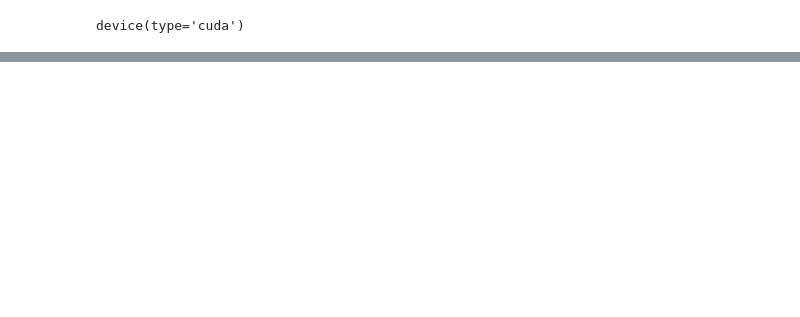
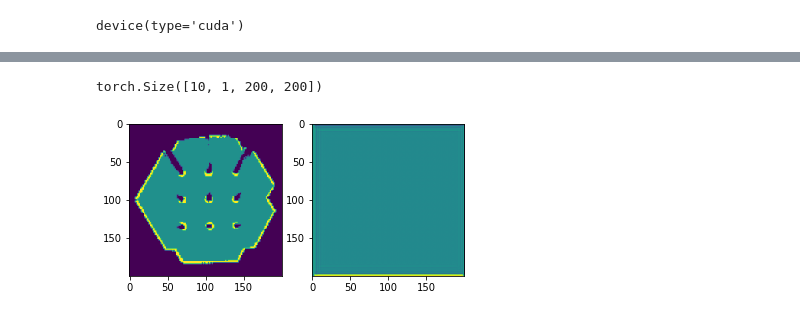
Before and after one commit to abolfazlasad/turtlebot3_activeSLAM, a Jupyter notebook: dqn_controller/notebooks/mapAutoEncoder.ipynb, the cells around one changed output, grey strips where cells are left out. Cells and saved outputs as stored; diff of their text form; code cells hidden in the pictures; blank space fills up the shorter version.

Commit message:
[dqn_contrller][notebooks] Update mapAutoEncoder

```diff
--- a/dqn_controller/notebooks/mapAutoEncoder.ipynb
+++ b/dqn_controller/notebooks/mapAutoEncoder.ipynb
@@ -234,0 +200,55 @@ plt.show()
+# %%
+class Decoder200(nn.Module):
+    def __init__(self) -> None:
+        super(Decoder200, self).__init__()
+        self.decoder = nn.Sequential(
+            nn.ConvTranspose2d(64, 64, kernel_size=3, stride=2),
+            nn.ReLU(),
+            nn.ConvTranspose2d(64, 32, kernel_size=3, stride=2),
+            nn.ReLU(),
+
+            nn.Upsample(scale_factor=2),
+            nn.ConvTranspose2d(32, 32, kernel_size=3, stride=2),
+            nn.ReLU(),
+            nn.ConvTranspose2d(32, 16, kernel_size=3),
+            nn.ReLU(),
+
+            nn.Upsample(scale_factor=2),
+            nn.ConvTranspose2d(16, 16, kernel_size=3),
+            nn.ReLU(),
+            nn.ConvTranspose2d(16, 4, kernel_size=3),
+            nn.ReLU(),
+
+            nn.Upsample(scale_factor=2),
+            nn.ConvTranspose2d(4, 4, kernel_size=3),
+            nn.ReLU(),
+            nn.ConvTranspose2d(4, 1, kernel_size=3),
+            nn.Sigmoid()
+        )
+
+    def forward(self, x):
+        x = x.reshape(-1, 64, 2, 2)
+        x = self.decoder(x)
+        return x
+
+
+decoder = Decoder200()
+m = torch.rand(10, 256)
+decoder(m).shape
+# %% [output]
+torch.Size([10, 1, 200, 200])
+# %%
+class Autoencoder200(nn.Module):
+    def __init__(self) -> None:
+        super(Autoencoder200, self).__init__()
+        self.encoder = Encoder200()
+        self.decoder = Decoder200()
+
+    def forward(self, x):
+        x = self.encoder(x)
+        x = self.decoder(x)
+
+        return x
+
+
+autoencoder = Autoencoder200()
@@ -234,0 +266,17 @@ plt.show()
+# %%
+def plot_result(index = -1):
+    if index == -1:
+      index = np.random.randint(len(test_data))
+
+    plt.subplot(1, 2, 1)
+    plt.imshow(test_data[index].cpu().squeeze())
+
+    with torch.no_grad():
+        result = autoencoder(test_data[index])
+    plt.subplot(1, 2, 2)
+    plt.imshow(result[0].cpu().squeeze())
+    plt.show()
+
+plot_result()
+# %% [output]
+[figure, added]
```
Also changed, not shown: parts of 37 cells of this notebook, 1 other file.
